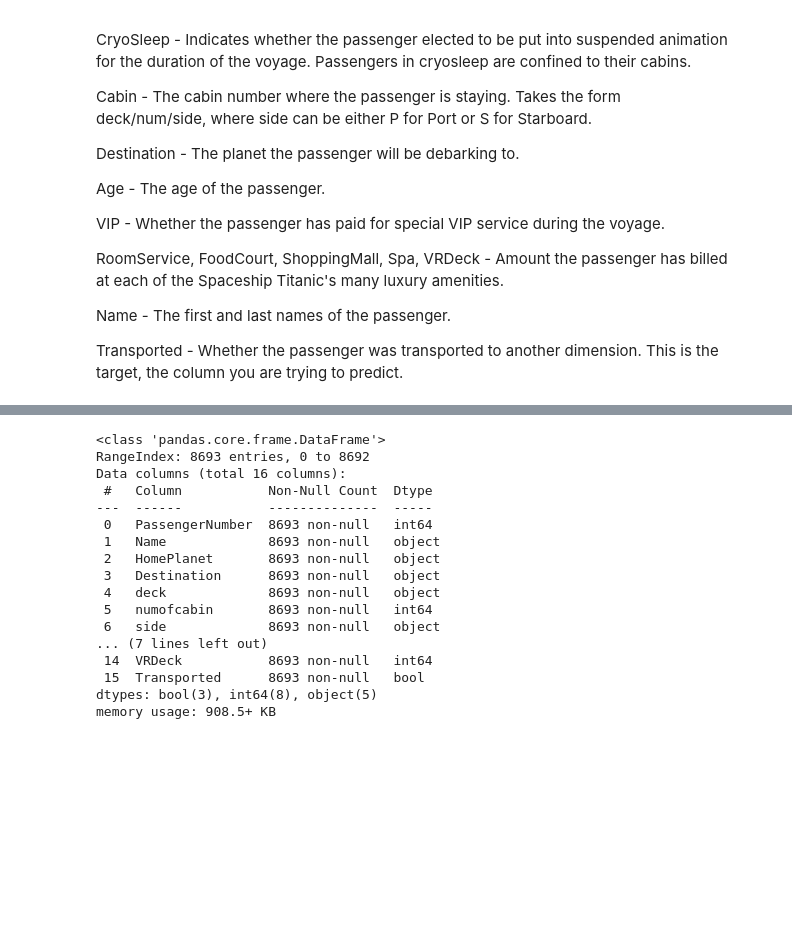
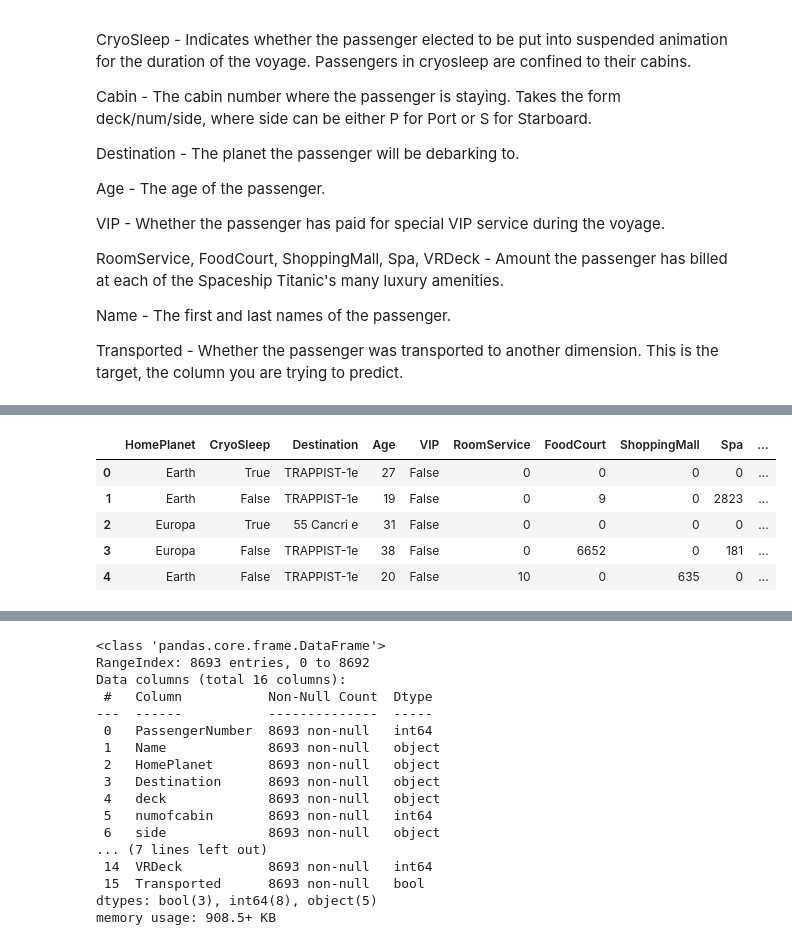
Before and after one commit to YukiTheKilla/Data-science, a Jupyter notebook: 1 lab/main.ipynb, the cells around one changed output, grey strips where cells are left out. Saved outputs shown, nothing was run; the diff lists cells and outputs as text; code cells hidden in the pictures; blank space fills up the shorter version.

```diff
--- a/1 lab/main.ipynb
+++ b/1 lab/main.ipynb
@@ -179 +177,10 @@ train.head(10)
+# %%
+test.head(5)
+# %% [output]
+|  | HomePlanet | CryoSleep | Destination | Age | VIP | RoomService | FoodCourt | ShoppingMall | Spa | ... |
+| 0 | Earth | True | TRAPPIST-1e | 27 | False | 0 | 0 | 0 | 0 | ... |
+| 1 | Earth | False | TRAPPIST-1e | 19 | False | 0 | 9 | 0 | 2823 | ... |
+| 2 | Europa | True | 55 Cancri e | 31 | False | 0 | 0 | 0 | 0 | ... |
+| 3 | Europa | False | TRAPPIST-1e | 38 | False | 0 | 6652 | 0 | 181 | ... |
+| 4 | Earth | False | TRAPPIST-1e | 20 | False | 10 | 0 | 635 | 0 | ... |
 # %%
```
Also changed, not shown: parts of 19 cells of this notebook, 2 other files.
